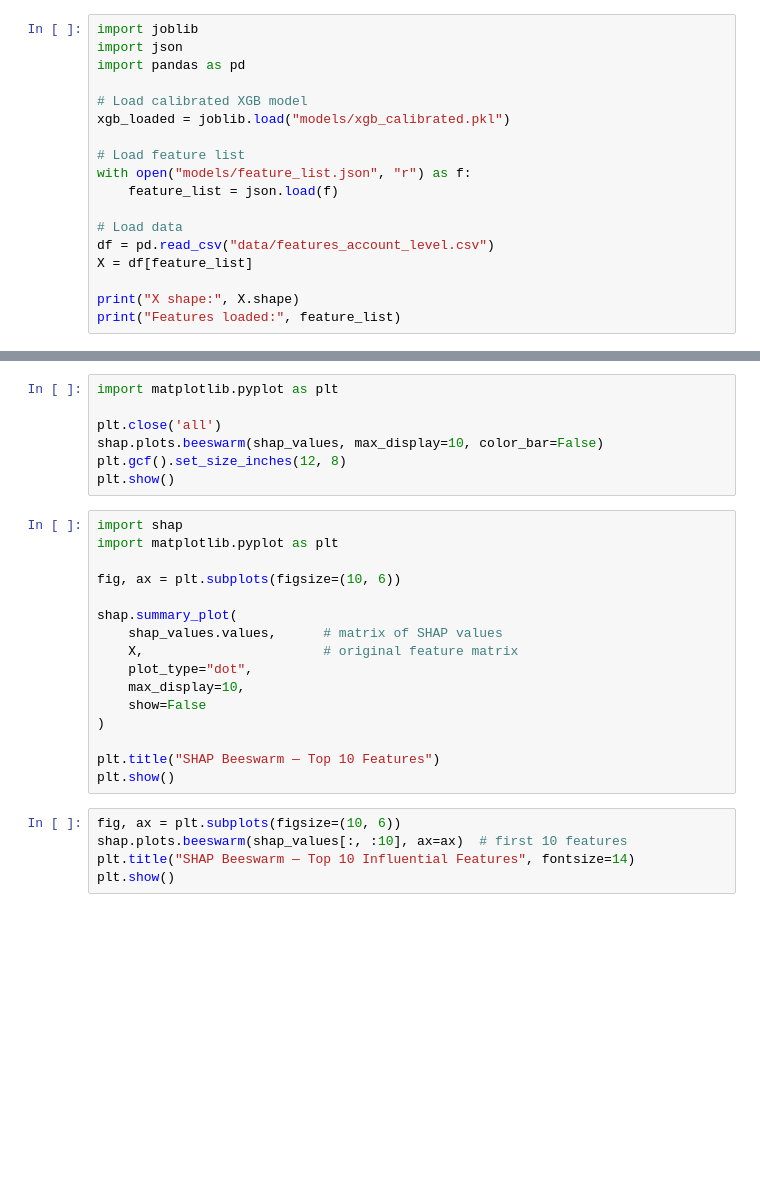
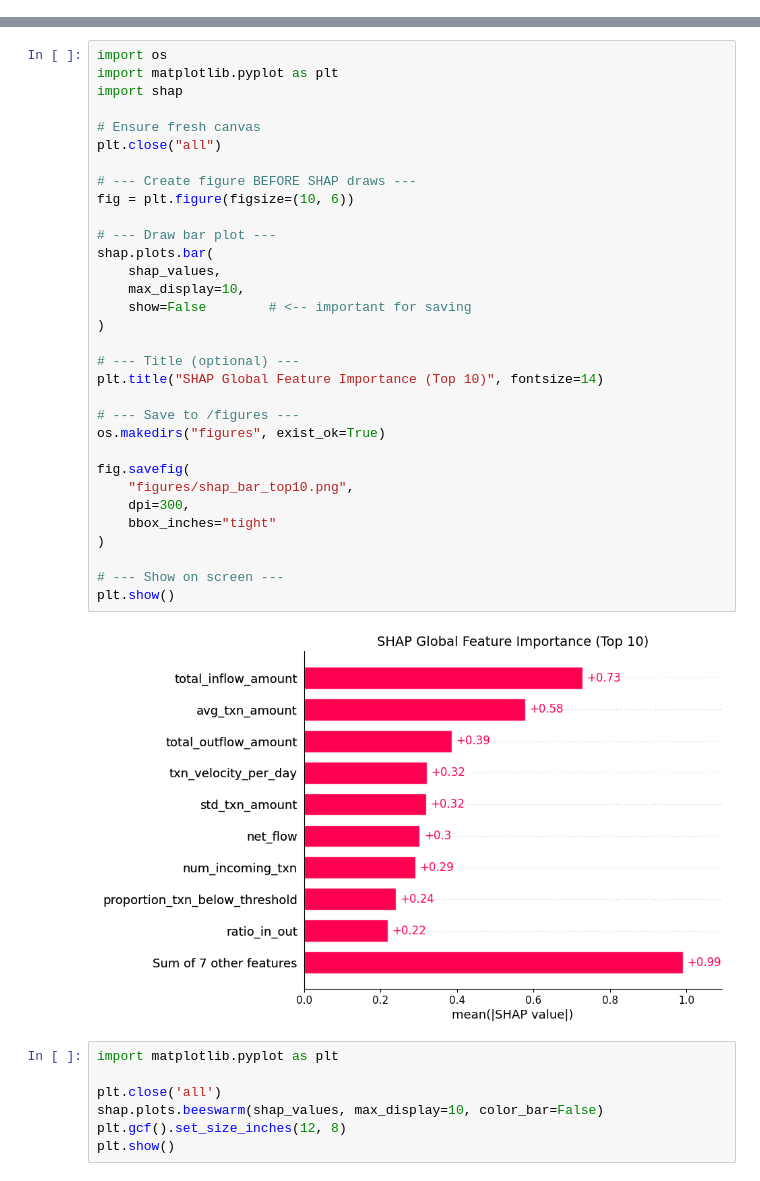
Before and after one commit to vijaivimu/aml-mule-risk-scoring, a Jupyter notebook: notebooks/06_explainability_shap.ipynb, the cells around one changed output, grey strips where cells are left out. Cells and saved outputs as stored; diff of their text form; blank space fills up the shorter version.

```diff
--- a/notebooks/06_explainability_shap.ipynb
+++ b/notebooks/06_explainability_shap.ipynb
@@ -1,18 +0,0 @@
-# %%
-import joblib
-import json
-import pandas as pd
-
-# Load calibrated XGB model
-xgb_loaded = joblib.load("models/xgb_calibrated.pkl")
-
-# Load feature list
-with open("models/feature_list.json", "r") as f:
-    feature_list = json.load(f)
-
-# Load data
-df = pd.read_csv("data/features_account_level.csv")
-X = df[feature_list]
-
-print("X shape:", X.shape)
-print("Features loaded:", feature_list)
@@ -62,3 +55,37 @@ shap.plots.bar(shap_values, max_display=10)
+# %%
+import os
+import matplotlib.pyplot as plt
+import shap
+
+# Ensure fresh canvas
+plt.close("all")
+
+# --- Create figure BEFORE SHAP draws ---
+fig = plt.figure(figsize=(10, 6))
+
+# --- Draw bar plot ---
+shap.plots.bar(
+    shap_values,
+    max_display=10,
+    show=False        # <-- important for saving
+)
+
+# --- Title (optional) ---
+plt.title("SHAP Global Feature Importance (Top 10)", fontsize=14)
+
+# --- Save to /figures ---
+os.makedirs("figures", exist_ok=True)
+
+fig.savefig(
+    "figures/shap_bar_top10.png",
+    dpi=300,
+    bbox_inches="tight"
+)
+
+# --- Show on screen ---
+plt.show()
+# %% [output]
+[figure, added]
 # %%
 import matplotlib.pyplot as plt
 
@@ -66,24 +93,3 @@ plt.close('all')
 shap.plots.beeswarm(shap_values, max_display=10, color_bar=False)
 plt.gcf().set_size_inches(12, 8)
 plt.show()
-# %%
-import shap
-import matplotlib.pyplot as plt
-
-fig, ax = plt.subplots(figsize=(10, 6))
-
-shap.summary_plot(
-    shap_values.values,      # matrix of SHAP values
-    X,                       # original feature matrix
-    plot_type="dot",
-    max_display=10,
-    show=False
-)
-
-plt.title("SHAP Beeswarm — Top 10 Features")
-plt.show()
-# %%
-fig, ax = plt.subplots(figsize=(10, 6))
-shap.plots.beeswarm(shap_values[:, :10], ax=ax)  # first 10 features
-plt.title("SHAP Beeswarm — Top 10 Influential Features", fontsize=14)
-plt.show()
```
Also changed, not shown: parts of 30 cells of this notebook, 9 other files.
